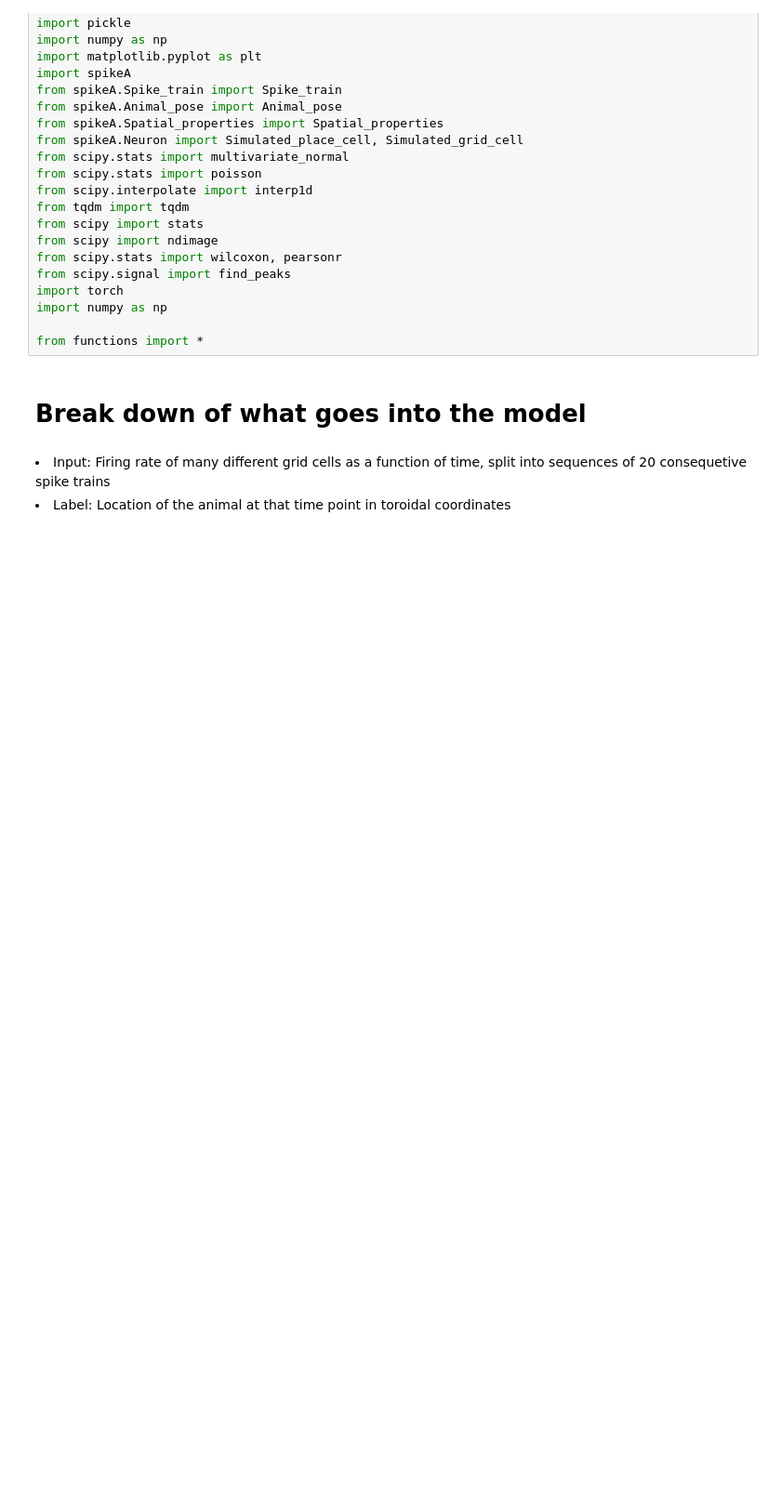
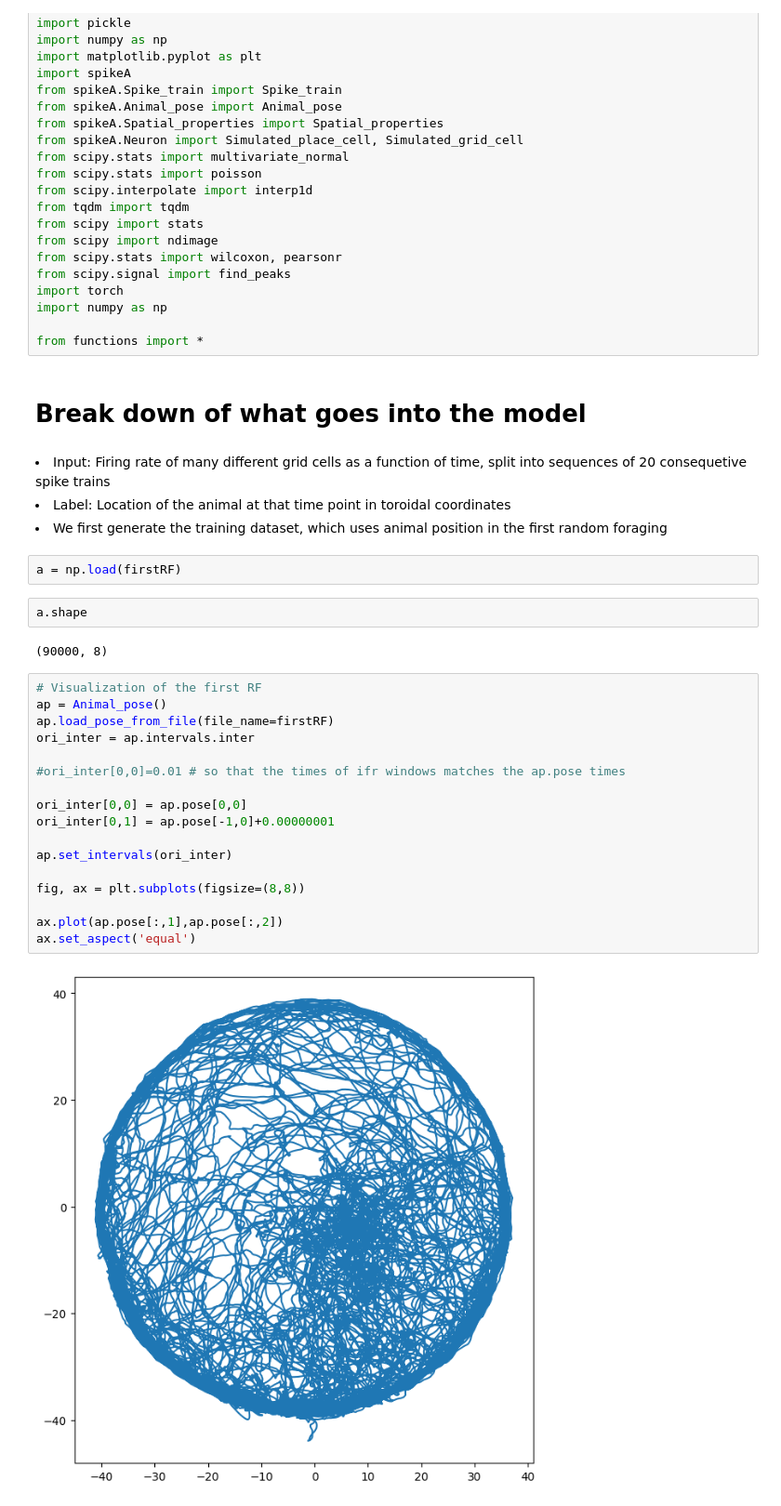
Before and after one commit to PJJ19/autopi_grid_cell_decoding, a Jupyter notebook: notebooks/4_Predicting toroidal location based on grid cell activity.ipynb, the cells around one changed output. Shown at 93% size. Saved outputs shown, nothing was run; the diff lists cells and outputs as text; blank space fills up the shorter version.

```diff
--- a/notebooks/4_Predicting toroidal location based on grid cell activity.ipynb
+++ b/notebooks/4_Predicting toroidal location based on grid cell activity.ipynb
@@ -53,3 +53,29 @@ from functions import *
 # %% [markdown]
 <li>Input: Firing rate of many different grid cells as a function of time, split into sequences of 20 consequetive spike trains</li>
 <li>Label: Location of the animal at that time point in toroidal coordinates</li>
+<li>We first generate the training dataset, which uses animal position in the first random foraging</li>
+# %%
+a = np.load(firstRF)
+# %%
+a.shape
+# %% [output]
+(90000, 8)
+# %%
+# Visualization of the first RF
+ap = Animal_pose()
+ap.load_pose_from_file(file_name=firstRF)
+ori_inter = ap.intervals.inter
+
+#ori_inter[0,0]=0.01 # so that the times of ifr windows matches the ap.pose times
+
+ori_inter[0,0] = ap.pose[0,0]
+ori_inter[0,1] = ap.pose[-1,0]+0.00000001
+
+ap.set_intervals(ori_inter)
+
+fig, ax = plt.subplots(figsize=(8,8))
+
+ax.plot(ap.pose[:,1],ap.pose[:,2])
+ax.set_aspect('equal')
+# %% [output]
+[figure, added]
```
Also changed, not shown: parts of 15 cells of this notebook, 1 other file.
